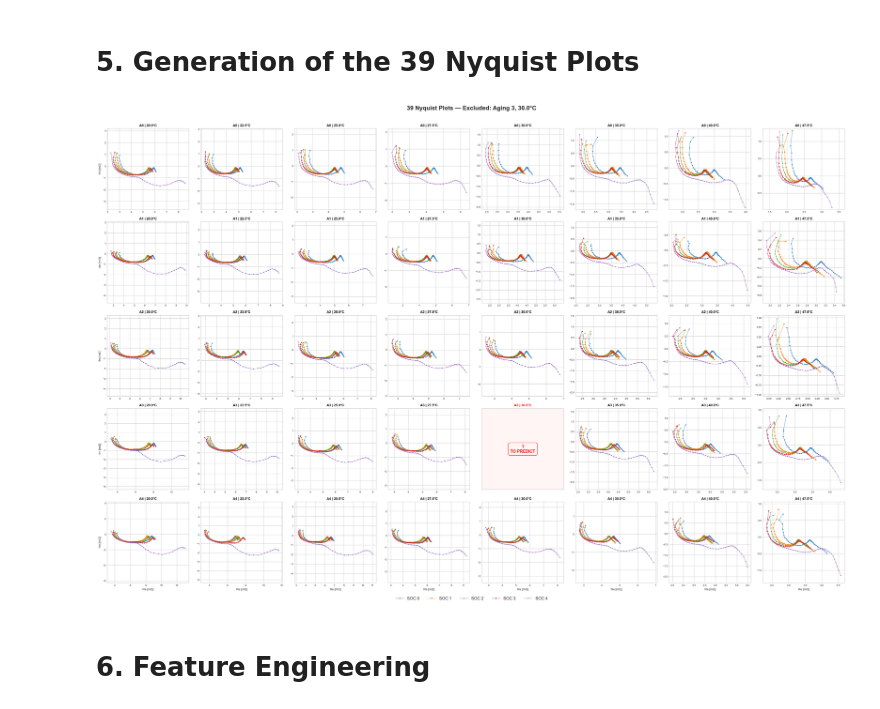
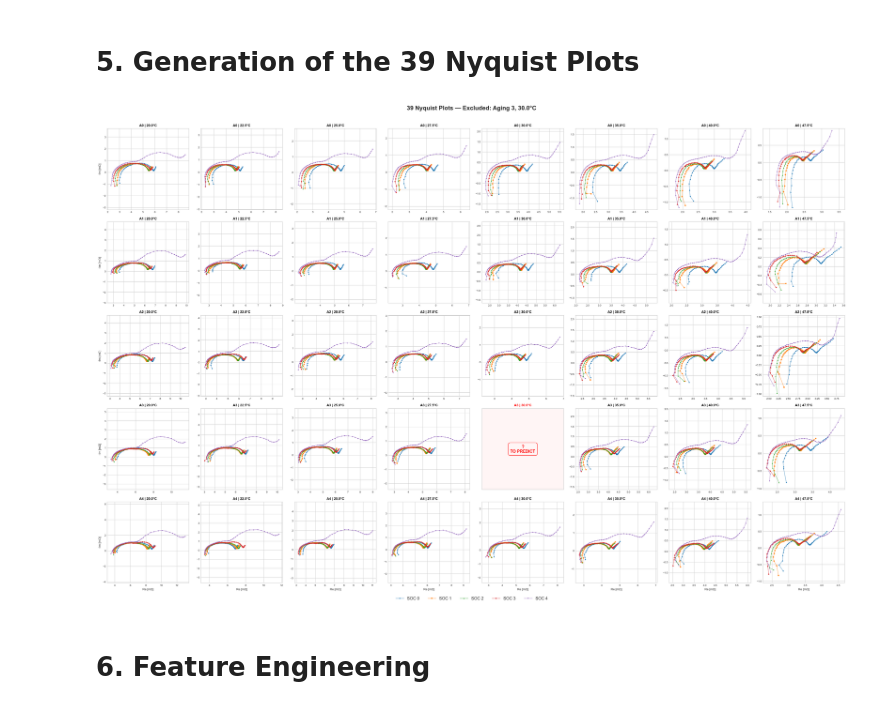
Before and after one commit to marcosoldani/ml_LiBs_project, a Jupyter notebook: notebooks/1_LeaveOneOut.ipynb, the cells around one changed output. Cells and saved outputs as stored; diff of their text form; code cells hidden in the pictures.

```diff
--- a/notebooks/1_LeaveOneOut.ipynb
+++ b/notebooks/1_LeaveOneOut.ipynb
@@ -183,7 +183,7 @@ for aging in range(5):
         mask = subset["Temperature"] == temp
         ax.scatter(
             subset.loc[mask, "Z_real"],
-            -subset.loc[mask, "Z_imag"],
+            subset.loc[mask, "neg_Z_imag"],
             s=1,
             alpha=0.4,
             color=TEMP_COLORS[temp],
@@ -224,7 +224,7 @@ fig, axes = plt.subplots(1, 2, figsize=(14, 5))
 for aging in range(5):
     subset = df[df["Aging"] == aging]
 
-    for ax_idx, (col, label) in enumerate([("Z_real", "Re(Z)"), ("Z_imag", "Im(Z)")]):
+    for ax_idx, (col, label) in enumerate([("Z_real", "Re(Z)"), ("neg_Z_imag", "-Im(Z)")]):
         means = subset.groupby("Temperature")[col].mean()
         stds = subset.groupby("Temperature")[col].std()
 
@@ -244,8 +244,8 @@ axes[0].set_title("Re(Z) vs Temperature")
 axes[0].legend(fontsize=9)
 
 axes[1].set_xlabel("T [°C]")
-axes[1].set_ylabel("Mean Im(Z) [mΩ]")
-axes[1].set_title("Im(Z) vs Temperature")
+axes[1].set_ylabel("Mean -Im(Z) [mΩ]")
+axes[1].set_title("-Im(Z) vs Temperature")
 axes[1].legend(fontsize=9)
 
 plt.tight_layout()
@@ -325,7 +325,7 @@ for i, aging in enumerate(AGINGS):
             for soc in sorted(subset['SOC'].unique()):
                 sd = subset[subset['SOC'] == soc]
                 ax.plot(
-                    sd['Z_real'], -sd['Z_imag'],
+                    sd['Z_real'], sd['neg_Z_imag'],
                     marker=SOC_MARKERS[soc],
                     markersize=2,
                     linewidth=0.8,
@@ -340,34 +340,34 @@ for i, aging in enumerate(AGINGS):
         ax.set_title(f'A{aging} | {temp}°C', fontsize=9, fontweight='bold', color=title_color)
         ax.tick_params(labelsize=7)
 
 # Create legend
 handles, labels = None, None
 for ax_row in axes:
     for ax in ax_row:
         h, l = ax.get_legend_handles_labels()
         if h:
             handles, labels = h[:5], [f'SOC {i}' for i in range(5)]
             break
     if handles: break
 
 if handles:
     fig.legend(
         handles, labels,
         loc='lower center',
         ncol=5,
         fontsize=11,
         bbox_to_anchor=(0.5, -0.02)
     )
 
 fig.suptitle(
     f'39 Nyquist Plots — Excluded: Aging {EXCLUDED_AGING}, {EXCLUDED_TEMP}°C',
     fontsize=16, fontweight='bold', y=1.01
 )
 
 plt.tight_layout()
 plt.show()
 # %% [output]
-[figure, old version]
+[figure, new version]
 # %% [markdown]
 # 6. Feature Engineering
 # %%
```
Also changed, not shown: parts of 6 cells of this notebook, 4 other files.
